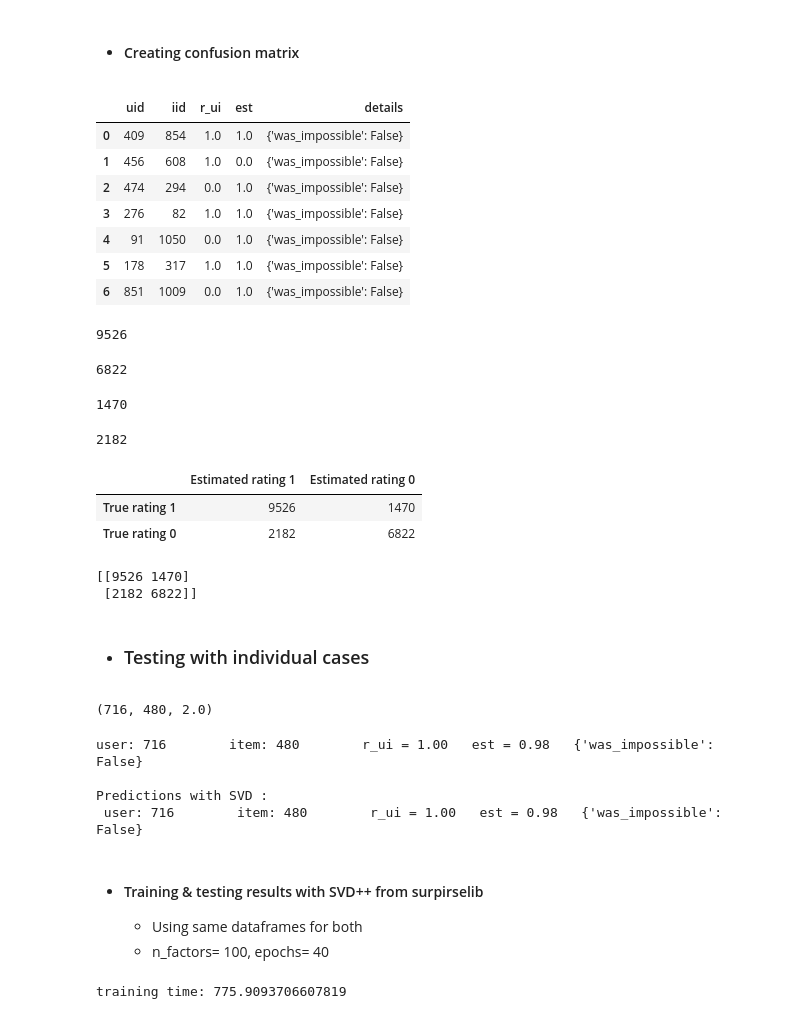
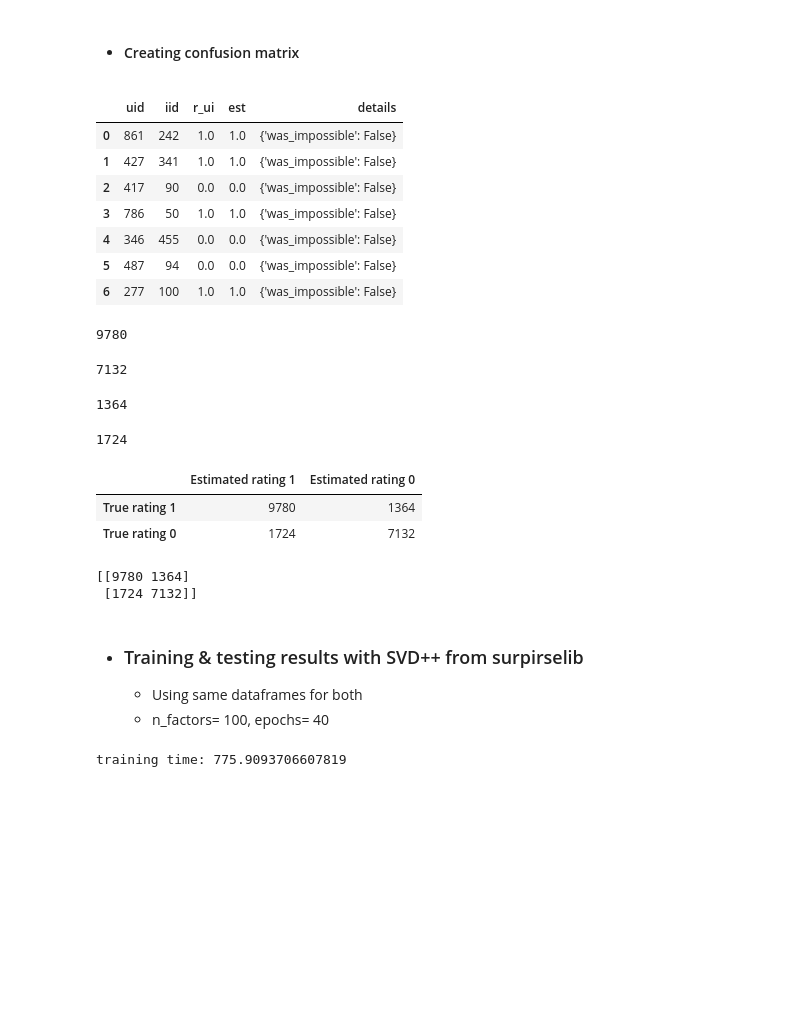
Before and after one commit to mlsquare/cook-imly, a Jupyter notebook: Notebooks/matrix factorization via NN.ipynb, the cells around one changed output. Cells and saved outputs as stored; diff of their text form; code cells hidden in the pictures; blank space fills up the shorter version.

```diff
--- a/Notebooks/matrix factorization via NN.ipynb
+++ b/Notebooks/matrix factorization via NN.ipynb
@@ -58,7 +58,7 @@ import time
 
 t1= time.time()
 
-algo_svd = SVD(n_factors=100, n_epochs=40)
+algo_svd = SVD(n_factors=100, n_epochs=64)
 
 algo_svd.fit(trainset)
 
@@ -77,34 +149,34 @@ Test results on 80k training data & 20k test data -- rmse: 0.3725005375154264, m
 # %% [markdown]
 * #### Creating confusion matrix
 # %%
-pred_arr= pd.DataFrame(pred)
 pred_arr['est']= pred_arr['est'].apply(lambda x:float(round(x)))
 pred_arr.head(7)
 # %% [output]
 |  | uid | iid | r_ui | est | details |
-| 0 | 409 | 854 | 1.0 | 1.0 | {'was_impossible': False} |
-| 1 | 456 | 608 | 1.0 | 0.0 | {'was_impossible': False} |
-| 2 | 474 | 294 | 0.0 | 1.0 | {'was_impossible': False} |
-| 3 | 276 | 82 | 1.0 | 1.0 | {'was_impossible': False} |
-| 4 | 91 | 1050 | 0.0 | 1.0 | {'was_impossible': False} |
-| 5 | 178 | 317 | 1.0 | 1.0 | {'was_impossible': False} |
-| 6 | 851 | 1009 | 0.0 | 1.0 | {'was_impossible': False} |
+| 0 | 861 | 242 | 1.0 | 1.0 | {'was_impossible': False} |
+| 1 | 427 | 341 | 1.0 | 1.0 | {'was_impossible': False} |
+| 2 | 417 | 90 | 0.0 | 0.0 | {'was_impossible': False} |
+| 3 | 786 | 50 | 1.0 | 1.0 | {'was_impossible': False} |
+| 4 | 346 | 455 | 0.0 | 0.0 | {'was_impossible': False} |
+| 5 | 487 | 94 | 0.0 | 0.0 | {'was_impossible': False} |
+| 6 | 277 | 100 | 1.0 | 1.0 | {'was_impossible': False} |
 # %%
+pred_arr= np.asarray(pred_arr)
 np.intersect1d(np.where(pred_arr[:, 2]==1), np.where(pred_arr[:, 3]==1)).shape[0]
 # %% [output]
-9526
+9780
 # %%
 np.intersect1d(np.where(pred_arr[:, 2]==0), np.where(pred_arr[:, 3]==0)).shape[0]
 # %% [output]
-6822
+7132
 # %%
 np.intersect1d(np.where(pred_arr[:, 2]==1), np.where(pred_arr[:, 3]==0)).shape[0]
 # %% [output]
-1470
+1364
 # %%
 np.intersect1d(np.where(pred_arr[:, 2]==0), np.where(pred_arr[:, 3]==1)).shape[0]
 # %% [output]
-2182
+1724
 # %%
 def confusion_matrix(pred):
     pred_arr= pd.DataFrame(pred)
@@ -120,34 +192,19 @@ def confusion_matrix(pred):
 
     return np.asarray(conf_df), conf_df
 # %%
-confusion_mat, confusion_df = conf_mat(pred)
+confusion_mat, confusion_df = confusion_matrix(pred)
 confusion_df
 # %% [output]
 |  | Estimated rating 1 | Estimated rating 0 |
-| True rating 1 | 9526 | 1470 |
-| True rating 0 | 2182 | 6822 |
+| True rating 1 | 9780 | 1364 |
+| True rating 0 | 1724 | 7132 |
 # %%
 print(confusion_mat)
 # %% [output]
-[[9526 1470]
- [2182 6822]]
+[[9780 1364]
+ [1724 7132]]
-# %% [markdown]
-* ### Testing with individual cases
-# %%
-testcase = testset[np.random.randint(len(testset))]
-print(testcase)
-# %% [output]
-(716, 480, 2.0)
-# %%
-# int(testcase[2]>1) ;  because testset contains labels 0 in original df as 1 & 1 as 2
-print('\nPredictions with SVD :\n', algo_svd.predict(testcase[0], testcase[1], int(testcase[2]>1), verbose=True))
-# %% [output]
-user: 716        item: 480        r_ui = 1.00   est = 0.98   {'was_impossible': False}
-
-Predictions with SVD :
- user: 716        item: 480        r_ui = 1.00   est = 0.98   {'was_impossible': False}
 # %% [markdown]
-* #### Training & testing results with SVD++ from surpirselib
+* ### Training & testing results with SVD++ from surpirselib
     * Using same dataframes for both
     * n_factors= 100, epochs= 40
 # %%
```
Also changed, not shown: parts of 34 cells of this notebook.
